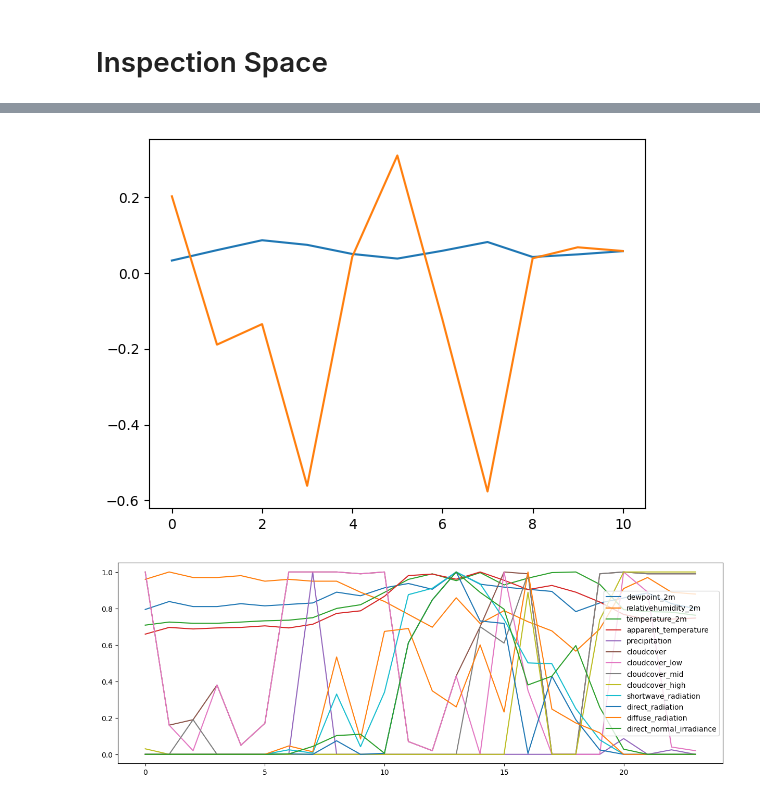
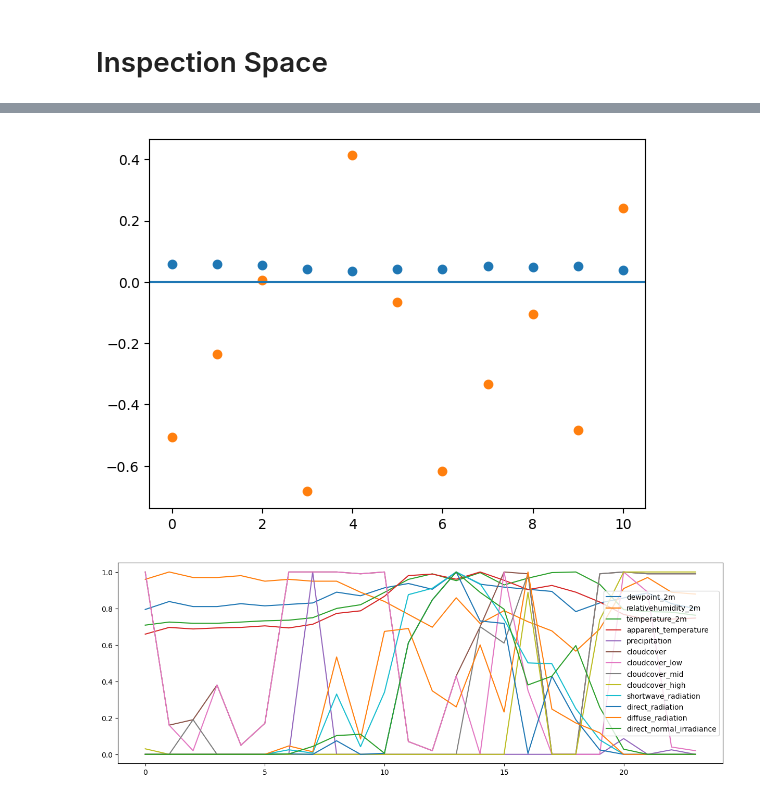
Before and after one commit to divyam123-EECS-Physics/NetLoadForecastingScripts, a Jupyter notebook: Universal_PyTorch2_Pipeline.ipynb, the cells around one changed output, grey strips where cells are left out. Drawn from its saved outputs; the diff is of its cells as text; code cells hidden in the pictures.

```diff
--- a/Universal_PyTorch2_Pipeline.ipynb
+++ b/Universal_PyTorch2_Pipeline.ipynb
@@ -233,5 +283,10 @@ test_data = pd.read_csv('/content/drive/MyDrive/net_load_forecasting/test_datase
 # %% [markdown]
 # Feature engineering
+# %%
+state_location = 'ga'
+training_data = pd.read_csv('/content/drive/MyDrive/net_load_forecasting/training_datasets/georgia_historical.csv')
+total_data = pd.read_csv('/content/drive/MyDrive/net_load_forecasting/training_datasets/georgia_2022-01-01-2023-06-28_total.csv')
+test_data = pd.read_csv('/content/drive/MyDrive/net_load_forecasting/test_datasets/georgia_2023-06-30_test.csv')
 # %%
 training_data.rename(columns = {'Unnamed: 0':'time'}, inplace = True)
 test_data.rename(columns = {'Unnamed: 0':'time'}, inplace = True)
@@ -381,3 +436,4 @@ training_data
 # %%
-new_df = training_data.drop(columns = 'time')
+new_df = training_data[(training_data.value.isna() == False) &
+                   (training_data['prev_{}'.format(lookback_end)].isna() == False)].drop(columns = 'time')
 # new_df = training_data[((training_data['time'] <= '2022-10-01 00:00:00') & (training_data['time'] >= '2022-05-01 00:00:00'))].drop(columns = 'time')
@@ -511,7 +583,7 @@ class Trend_Feature_model(nn.Module):
     for i in range(0, 11):
       q = i/10 if i not in [0,10] else (0.01 if i == 0 else 0.99)
 
-      pred2 = x + (1 * std_hour) * torch.sqrt(torch.tensor(2)) * torch.erfinv(torch.tensor((2 * q) - 1))
+      pred2 = x + (2 * std_hour) * torch.sqrt(torch.tensor(2)) * torch.erfinv(torch.tensor((2 * q) - 1))
 
       vals.append(pred2)
 
@@ -788,10 +860,11 @@ for day in range(18, 29):
 ... (10 outputs left out)
 # %%
-plt.plot(range(len(daily_crps)), daily_crps)
-plt.plot(range(len(daily_crpss)), daily_crpss)
+plt.scatter(range(len(daily_crps)), daily_crps)
+plt.scatter(range(len(daily_crpss)), daily_crpss)
+plt.axhline(0)
 plt.show()
 # %% [output]
-[figure, old version]
+[figure, new version]
 # %%
 day = 23
 test_df = test_data[(test_data.time >= '2023-06-{:02d} 01:00:00'.format(day - 1)) & (test_data.time <= '2023-06-{:02d} 00:00:00'.format(day))].drop(columns = 'time')
```
Also changed, not shown: parts of 15 cells of this notebook.
